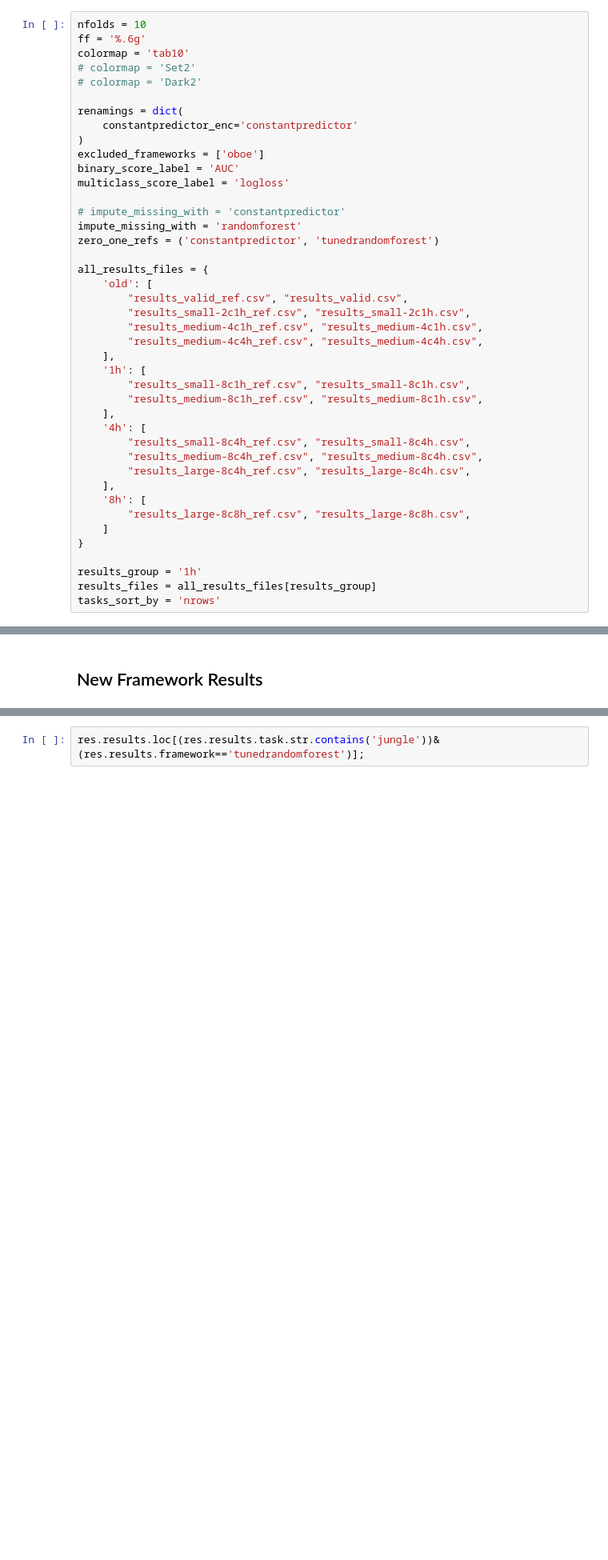
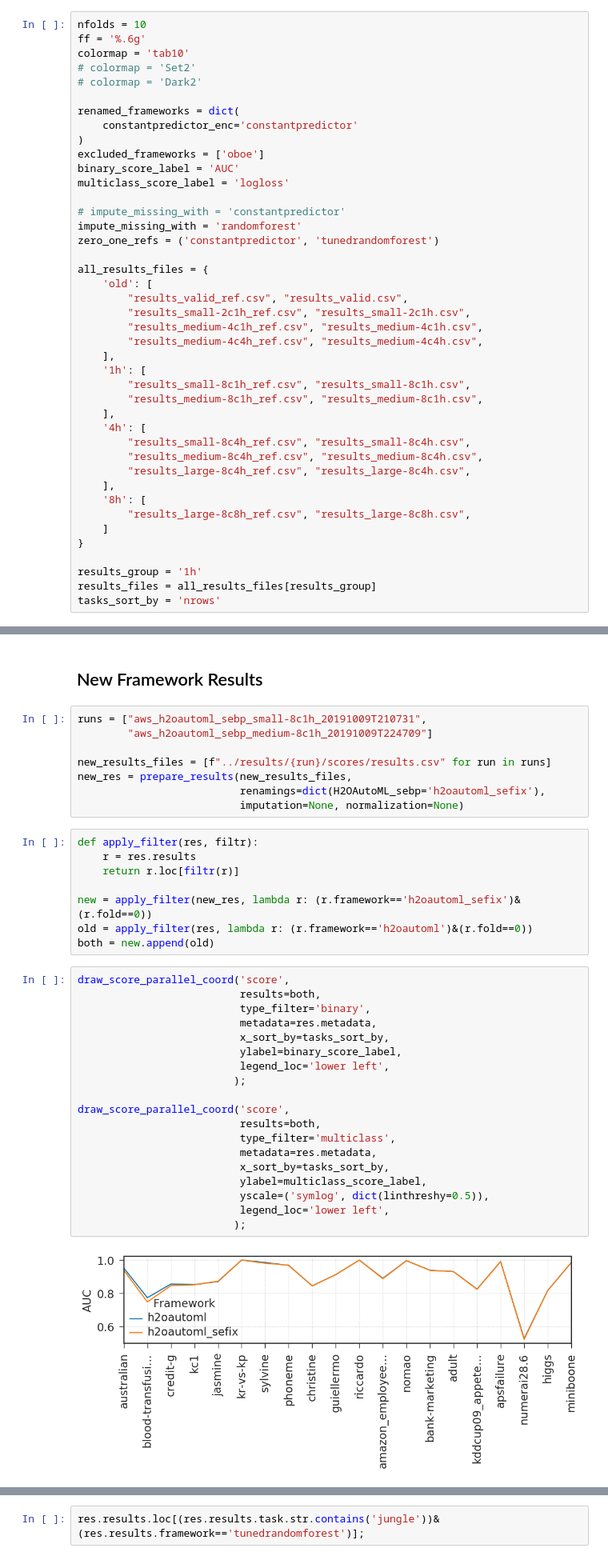
Before and after one commit to openml/automlbenchmark, a Jupyter notebook: reports/reports.ipynb, the cells around one changed output, grey strips where cells are left out. Shown at 80% size. Drawn from its saved outputs; the diff is of its cells as text; blank space fills up the shorter version.

```diff
--- a/reports/reports.ipynb
+++ b/reports/reports.ipynb
@@ -56,7 +56,7 @@ colormap = 'tab10'
 # colormap = 'Set2'
 # colormap = 'Dark2'
 
-renamings = dict(
+renamed_frameworks = dict(
     constantpredictor_enc='constantpredictor'
 )
 excluded_frameworks = ['oboe']
@@ -805,3 +1055,40 @@ draw_score_stripplot('norm_score',
 # Comparisons
 # %% [markdown]
 ## New Framework Results
+# %%
+runs = ["aws_h2oautoml_sebp_small-8c1h_20191009T210731",
+        "aws_h2oautoml_sebp_medium-8c1h_20191009T224709"]
+
+new_results_files = [f"../results/{run}/scores/results.csv" for run in runs]
+new_res = prepare_results(new_results_files,
+                          renamings=dict(H2OAutoML_sebp='h2oautoml_sefix'),
+                          imputation=None, normalization=None)
+# %%
+def apply_filter(res, filtr):
+    r = res.results
+    return r.loc[filtr(r)]
+
+new = apply_filter(new_res, lambda r: (r.framework=='h2oautoml_sefix')&(r.fold==0))
+old = apply_filter(res, lambda r: (r.framework=='h2oautoml')&(r.fold==0))
+both = new.append(old)
+# %%
+draw_score_parallel_coord('score',
+                          results=both,
+                          type_filter='binary',
+                          metadata=res.metadata,
+                          x_sort_by=tasks_sort_by,
+                          ylabel=binary_score_label,
+                          legend_loc='lower left',
+                         );
+
+draw_score_parallel_coord('score',
+                          results=both,
+                          type_filter='multiclass',
+                          metadata=res.metadata,
+                          x_sort_by=tasks_sort_by,
+                          ylabel=multiclass_score_label,
+                          yscale=('symlog', dict(linthreshy=0.5)),
+                          legend_loc='lower left',
+                         );
+# %% [output]
+[figure, added]
```
Also changed, not shown: parts of 28 cells of this notebook, 13 other files.
